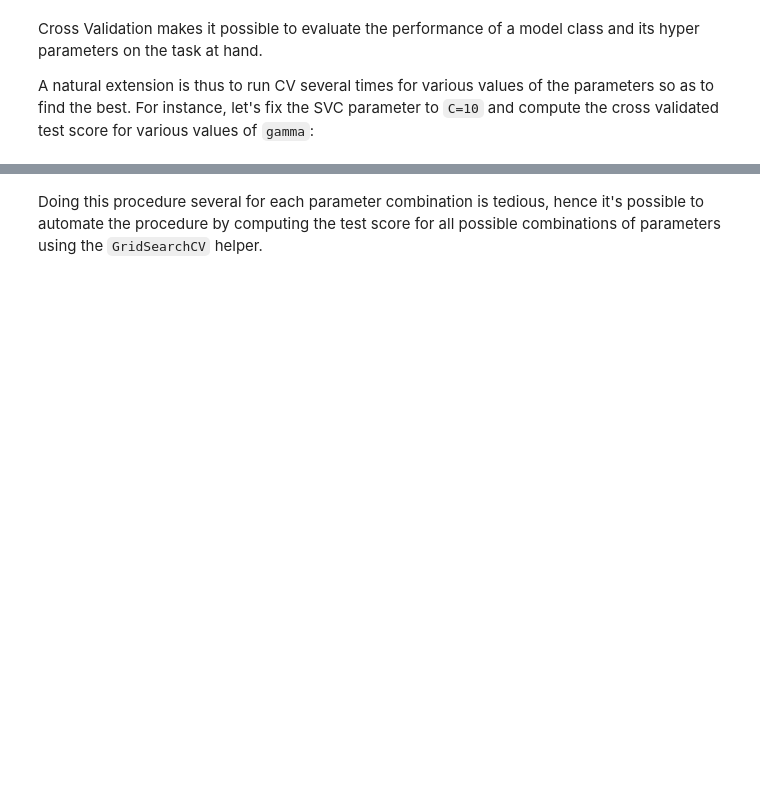
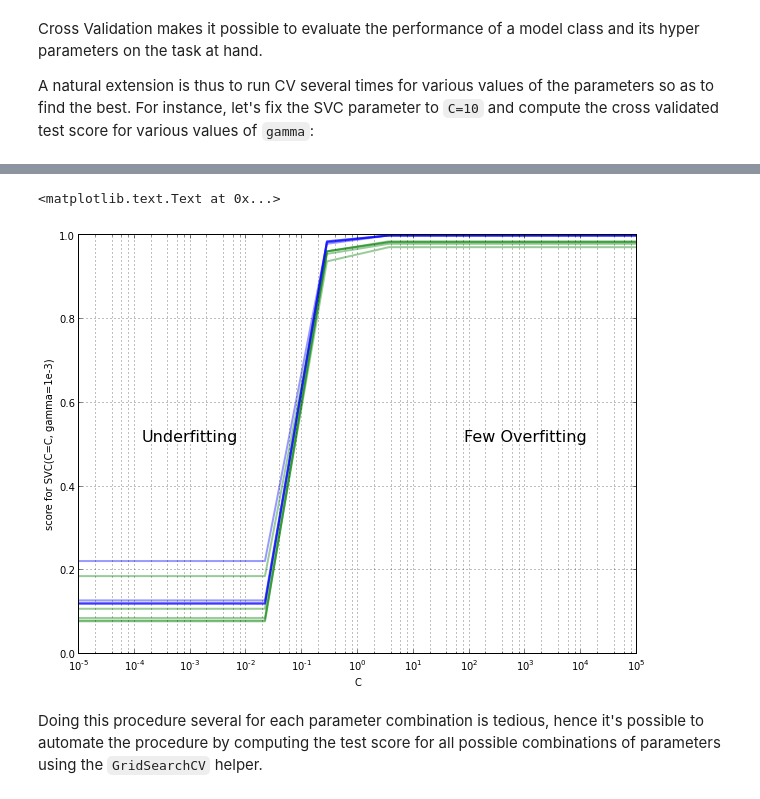
Before and after one commit to ogrisel/parallel_ml_tutorial, a Jupyter notebook: solutions/01 - Model Selection and Assessment.ipynb, the cells around one changed output, grey strips where cells are left out. Drawn from its saved outputs; the diff is of its cells as text; code cells hidden in the pictures; blank space fills up the shorter version.

```diff
--- a/solutions/01 - Model Selection and Assessment.ipynb
+++ b/solutions/01 - Model Selection and Assessment.ipynb
@@ -386,3 +395,29 @@ pl.text(1e-2, 0.1, "Overfitting", fontsize=16, ha='center', va='bottom')
+# %%
+n_Cs = 10
+n_iter = 5
+cv = ShuffleSplit(n_samples, n_iter=n_iter, train_size=500, test_size=500,
+    random_state=0)
+
+train_scores = np.zeros((n_Cs, n_iter))
+test_scores = np.zeros((n_Cs, n_iter))
+Cs = np.logspace(-5, 5, n_Cs)
+
+for i, C in enumerate(Cs):
+    for j, (train, test) in enumerate(cv):
+        clf = SVC(C=C, gamma=1e-3).fit(X[train], y[train])
+        train_scores[i, j] = clf.score(X[train], y[train])
+        test_scores[i, j] = clf.score(X[test], y[test])
+# %%
+for i in range(n_iter):
+    pl.semilogx(Cs, train_scores[:, i], alpha=0.4, lw=2, c='b')
+    pl.semilogx(Cs, test_scores[:, i], alpha=0.4, lw=2, c='g')
+pl.ylabel("score for SVC(C=C, gamma=1e-3)")
+pl.xlabel("C")
+pl.text(1e-3, 0.5, "Underfitting", fontsize=16, ha='center', va='bottom')
+pl.text(1e3, 0.5, "Few Overfitting", fontsize=16, ha='center', va='bottom')
+# %% [output]
+<matplotlib.text.Text at 0x...>
+[figure, added]
 # %% [markdown]
 Doing this procedure several for each parameter combination is tedious, hence it's possible to automate the procedure by computing the test score for all possible combinations of parameters using the `GridSearchCV` helper.
 # %%
```
Also changed, not shown: parts of 19 cells of this notebook.
